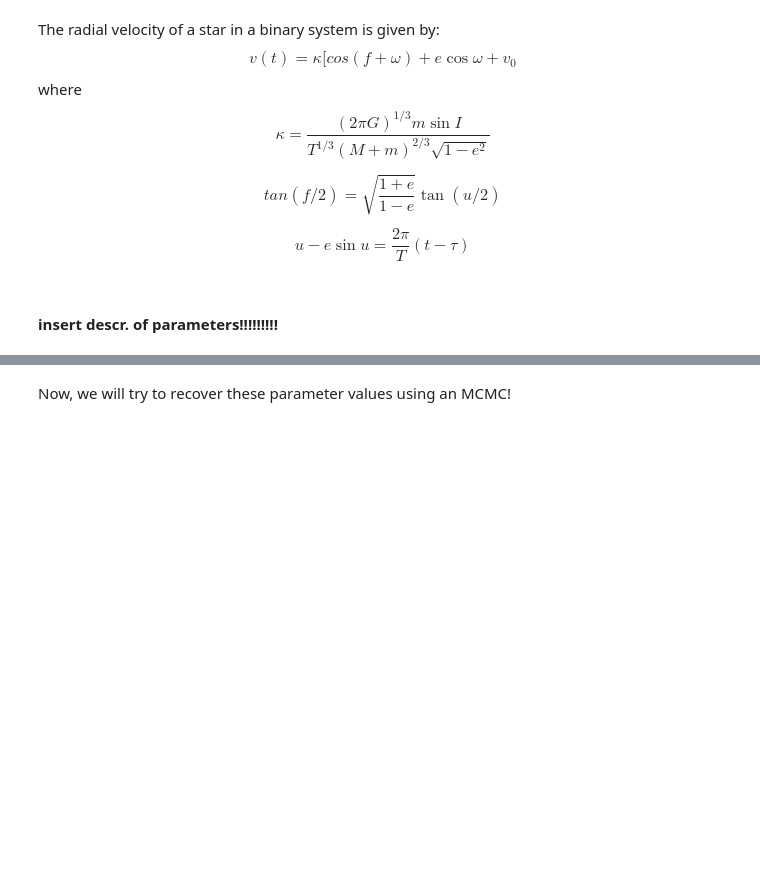
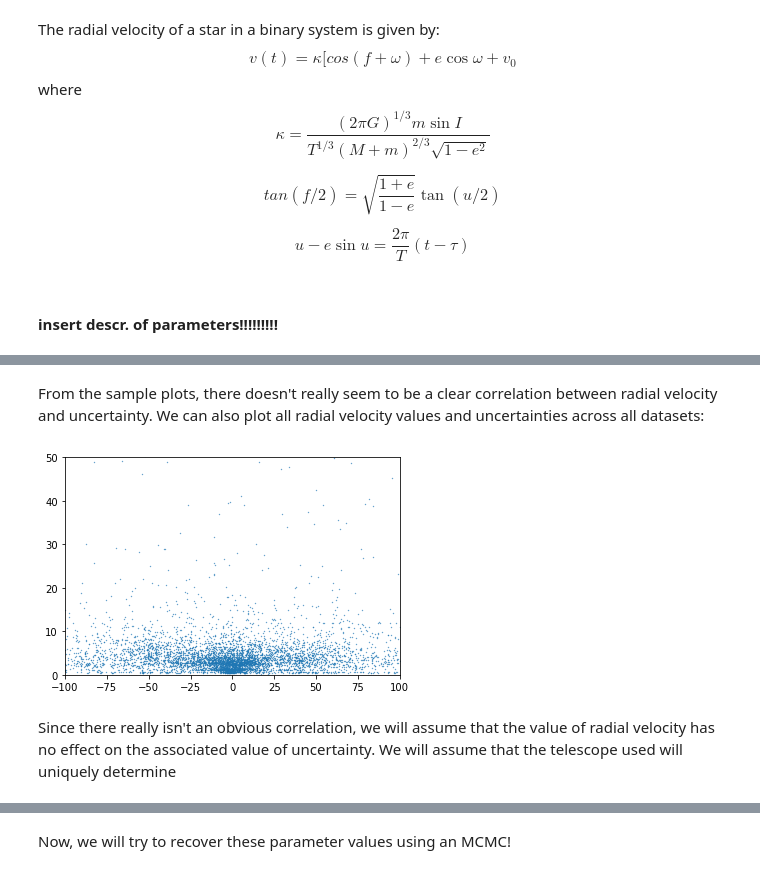
Before and after one commit to nicolexu07/PHYS321-finalproj, a Jupyter notebook: Exoplanet_Parameter_Detection.ipynb, the cells around one changed output, grey strips where cells are left out. Cells and saved outputs as stored; diff of their text form; code cells hidden in the pictures; blank space fills up the shorter version.

```diff
--- a/Exoplanet_Parameter_Detection.ipynb
+++ b/Exoplanet_Parameter_Detection.ipynb
@@ -60,0 +57,8 @@ Finally, we will add random Gaussian noise to each simulated radial velocity val
+# %% [markdown]
+From the sample plots, there doesn't really seem to be a clear correlation between radial velocity and uncertainty. We can also plot all radial velocity values and uncertainties across all datasets:
+# %%
+plot_uncertainty_correlation()
+# %% [output]
+[figure, added]
+# %% [markdown]
+Since there really isn't an obvious correlation, we will assume that the value of radial velocity has no effect on the associated value of uncertainty. We will assume that the telescope used will uniquely determine
```
Also changed, not shown: parts of 17 cells of this notebook.
